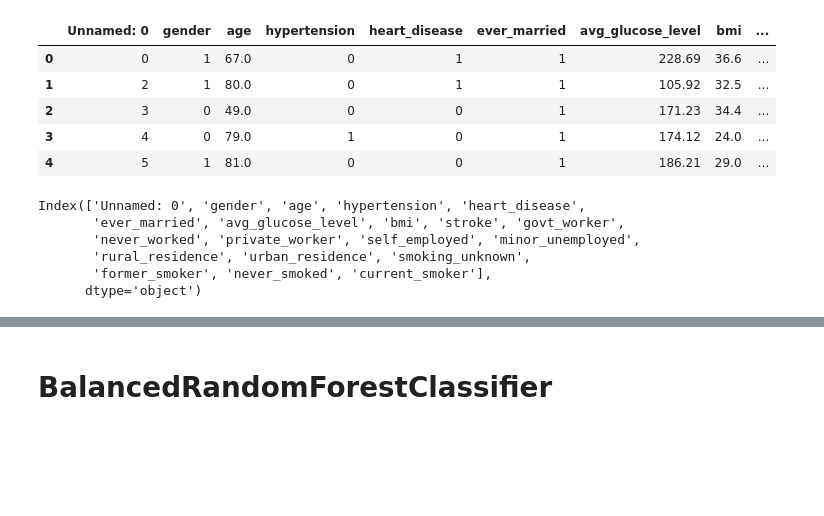
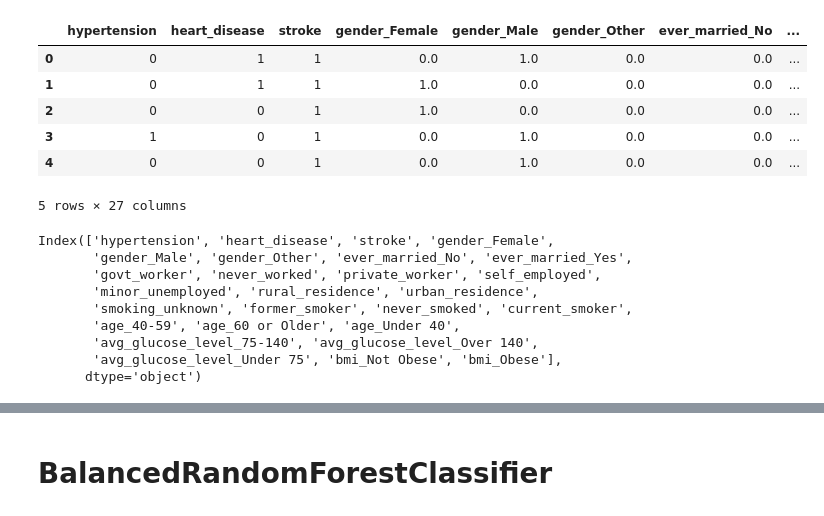
Before and after one commit to Bbert88/brain-stroke-prediction, a Jupyter notebook: Machine_Learning_testing.ipynb, the cells around one changed output, grey strips where cells are left out. Saved outputs shown, nothing was run; the diff lists cells and outputs as text; code cells hidden in the pictures; blank space fills up the shorter version.

```diff
--- a/Machine_Learning_testing.ipynb
+++ b/Machine_Learning_testing.ipynb
@@ -8,22 +8,26 @@ from imblearn.metrics import classification_report_imbalanced
 from matplotlib import pyplot as plt
 from sklearn.model_selection import train_test_split
 # %%
-df = pd.read_csv("Resources/adult.csv")
+df = pd.read_csv("Resources/adult_OHE.csv")
 df.head()
 # %% [output]
-|  | Unnamed: 0 | gender | age | hypertension | heart_disease | ever_married | avg_glucose_level | bmi | ... |
-| 0 | 0 | 1 | 67.0 | 0 | 1 | 1 | 228.69 | 36.6 | ... |
-| 1 | 2 | 1 | 80.0 | 0 | 1 | 1 | 105.92 | 32.5 | ... |
-| 2 | 3 | 0 | 49.0 | 0 | 0 | 1 | 171.23 | 34.4 | ... |
-| 3 | 4 | 0 | 79.0 | 1 | 0 | 1 | 174.12 | 24.0 | ... |
-| 4 | 5 | 1 | 81.0 | 0 | 0 | 1 | 186.21 | 29.0 | ... |
+|  | hypertension | heart_disease | stroke | gender_Female | gender_Male | gender_Other | ever_married_No | ... |
+| 0 | 0 | 1 | 1 | 0.0 | 1.0 | 0.0 | 0.0 | ... |
+| 1 | 0 | 1 | 1 | 1.0 | 0.0 | 0.0 | 0.0 | ... |
+| 2 | 0 | 0 | 1 | 1.0 | 0.0 | 0.0 | 0.0 | ... |
+| 3 | 1 | 0 | 1 | 0.0 | 1.0 | 0.0 | 0.0 | ... |
+| 4 | 0 | 0 | 1 | 0.0 | 1.0 | 0.0 | 0.0 | ... |
+5 rows × 27 columns
 # %%
 df.columns
 # %% [output]
-Index(['Unnamed: 0', 'gender', 'age', 'hypertension', 'heart_disease',
-       'ever_married', 'avg_glucose_level', 'bmi', 'stroke', 'govt_worker',
-       'never_worked', 'private_worker', 'self_employed', 'minor_unemployed',
-       'rural_residence', 'urban_residence', 'smoking_unknown',
-       'former_smoker', 'never_smoked', 'current_smoker'],
+Index(['hypertension', 'heart_disease', 'stroke', 'gender_Female',
+       'gender_Male', 'gender_Other', 'ever_married_No', 'ever_married_Yes',
+       'govt_worker', 'never_worked', 'private_worker', 'self_employed',
+       'minor_unemployed', 'rural_residence', 'urban_residence',
+       'smoking_unknown', 'former_smoker', 'never_smoked', 'current_smoker',
+       'age_40-59', 'age_60 or Older', 'age_Under 40',
+       'avg_glucose_level_75-140', 'avg_glucose_level_Over 140',
+       'avg_glucose_level_Under 75', 'bmi_Not Obese', 'bmi_Obese'],
       dtype='object')
 # %%
```
Also changed, not shown: parts of 21 cells of this notebook.
